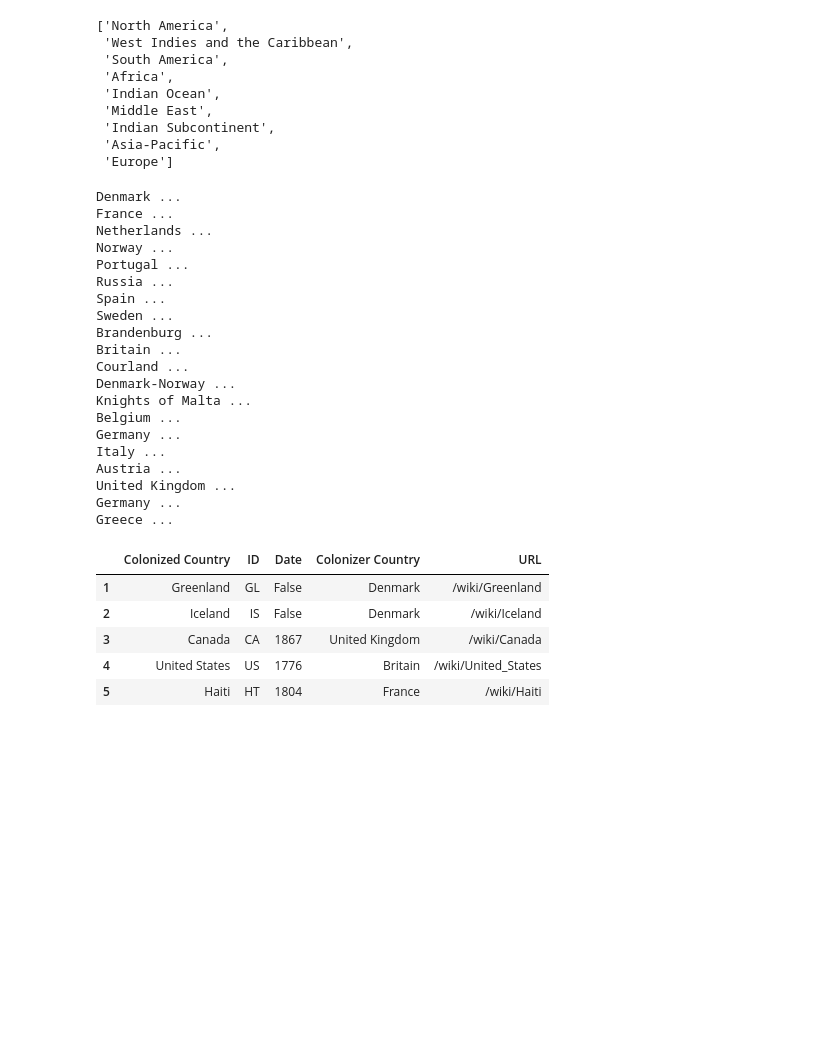
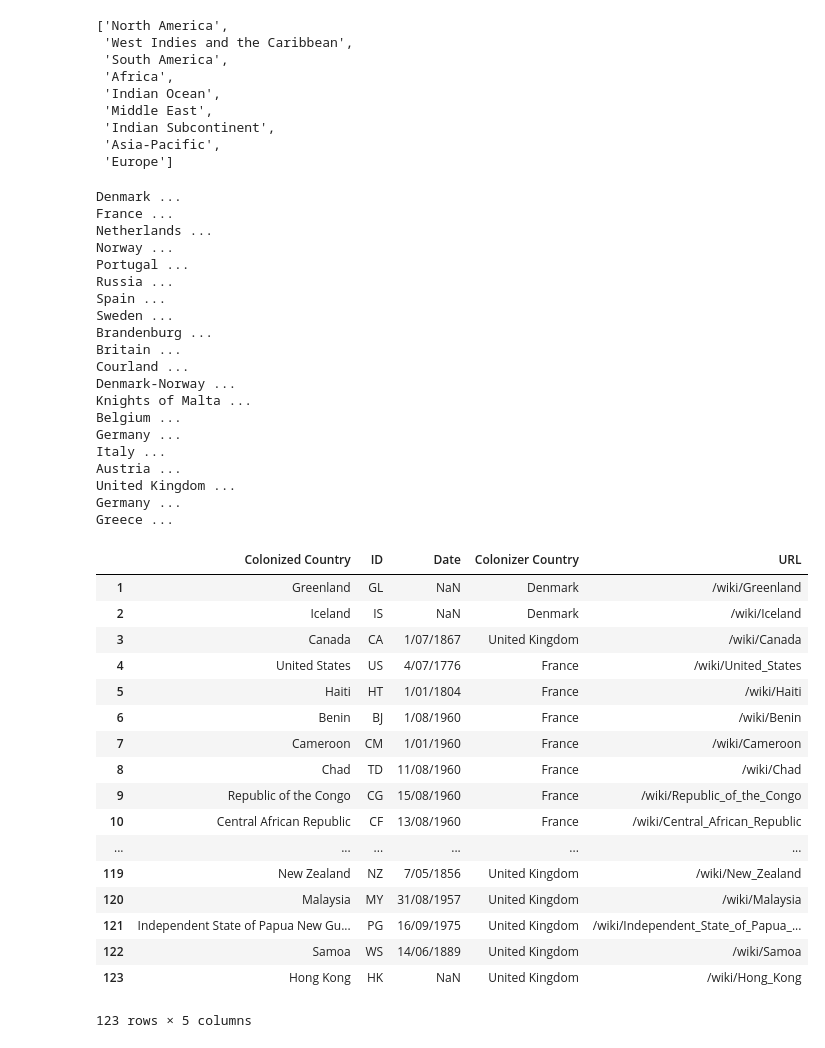
Before and after one commit to julied20/ada-2017, a Jupyter notebook: Project/data_extraction.ipynb, the cells around one changed output. Drawn from its saved outputs; the diff is of its cells as text; code cells hidden in the pictures; blank space fills up the shorter version.

```diff
--- a/Project/data_extraction.ipynb
+++ b/Project/data_extraction.ipynb
@@ -275,7 +307,7 @@ r = requests.get(URL_QS)
 soup = BeautifulSoup(r.text, 'lxml')
 
 for colonizer_country in colonizer_countries:
-#colonizer_country = 'Italy'
+    #colonizer_country = "Russia"# colonizer_countries[6]
     print(colonizer_country, "...")
 
     # Trouve tout les emplacements où on fait mention du pays "colonizer"
@@ -283,40 +315,51 @@ for colonizer_country in colonizer_countries:
 
     for i in range (len(colonizer_index)):
         colonized_countries = colonizer_index[i].next_sibling.next_sibling('a')
 
         for colonized_country in colonized_countries:
              if colonized_country.text not in regions and len(colonized_country.attrs) < 3:
-                #print(colonized_country.text)
                 check_country(colonization_df, colonized_country.text, colonizer_country, colonized_country['href'], 1)
 
-colonization_df.head()
+colonization_df
 # %% [output]
 Denmark ...
 France ...
 Netherlands ...
 Norway ...
 Portugal ...
 Russia ...
 Spain ...
 Sweden ...
 Brandenburg ...
 Britain ...
 Courland ...
 Denmark-Norway ...
 Knights of Malta ...
 Belgium ...
 Germany ...
 Italy ...
 Austria ...
 United Kingdom ...
 Germany ...
 Greece ...
 |  | Colonized Country | ID | Date | Colonizer Country | URL |
-| 1 | Greenland | GL | False | Denmark | /wiki/Greenland |
-| 2 | Iceland | IS | False | Denmark | /wiki/Iceland |
-| 3 | Canada | CA | 1867 | United Kingdom | /wiki/Canada |
-| 4 | United States | US | 1776 | Britain | /wiki/United_States |
-| 5 | Haiti | HT | 1804 | France | /wiki/Haiti |
+| 1 | Greenland | GL | NaN | Denmark | /wiki/Greenland |
+| 2 | Iceland | IS | NaN | Denmark | /wiki/Iceland |
+| 3 | Canada | CA | 1/07/1867 | United Kingdom | /wiki/Canada |
+| 4 | United States | US | 4/07/1776 | France | /wiki/United_States |
+| 5 | Haiti | HT | 1/01/1804 | France | /wiki/Haiti |
+| 6 | Benin | BJ | 1/08/1960 | France | /wiki/Benin |
+| 7 | Cameroon | CM | 1/01/1960 | France | /wiki/Cameroon |
+| 8 | Chad | TD | 11/08/1960 | France | /wiki/Chad |
+| 9 | Republic of the Congo | CG | 15/08/1960 | France | /wiki/Republic_of_the_Congo |
+| 10 | Central African Republic | CF | 13/08/1960 | France | /wiki/Central_African_Republic |
+| ... | ... | ... | ... | ... | ... |
+| 119 | New Zealand | NZ | 7/05/1856 | United Kingdom | /wiki/New_Zealand |
+| 120 | Malaysia | MY | 31/08/1957 | United Kingdom | /wiki/Malaysia |
+| 121 | Independent State of Papua New Gu... | PG | 16/09/1975 | United Kingdom | /wiki/Independent_State_of_Papua_... |
+| 122 | Samoa | WS | 14/06/1889 | United Kingdom | /wiki/Samoa |
+| 123 | Hong Kong | HK | NaN | United Kingdom | /wiki/Hong_Kong |
+123 rows × 5 columns
 # %%
 # Dataset cleaning
 
```
Also changed, not shown: parts of 7 cells of this notebook, 1 other file.
